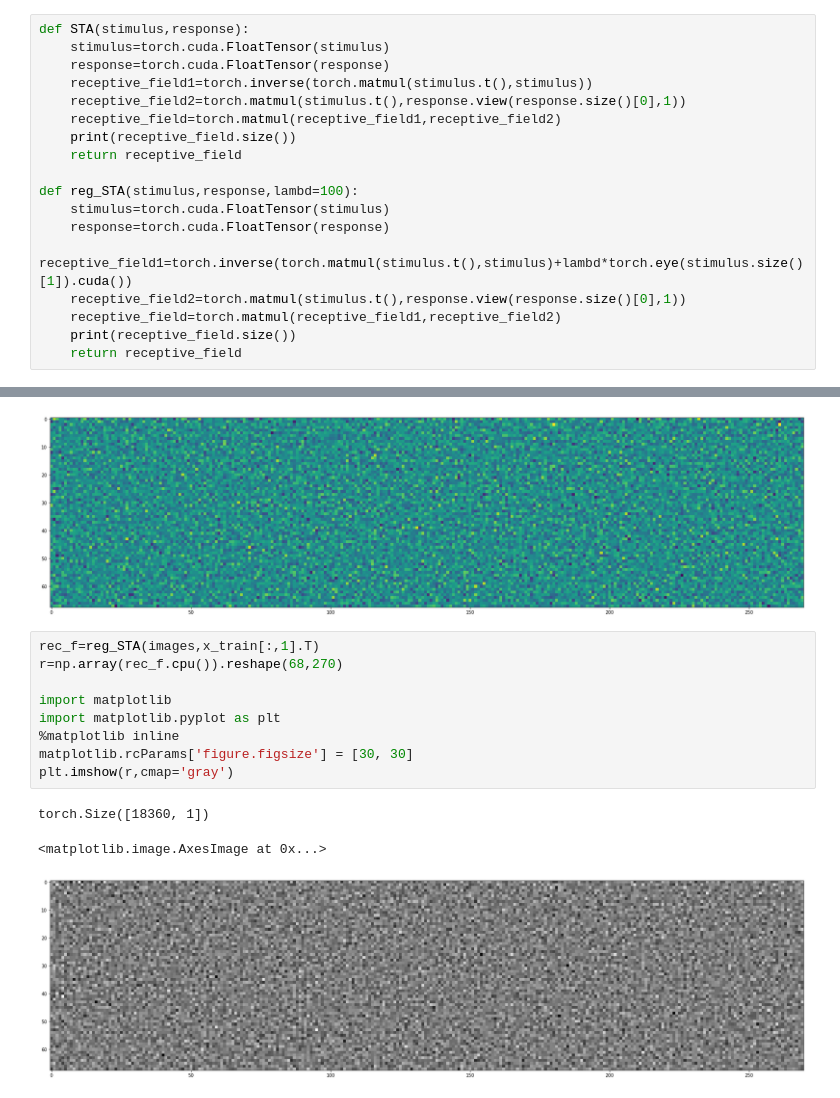
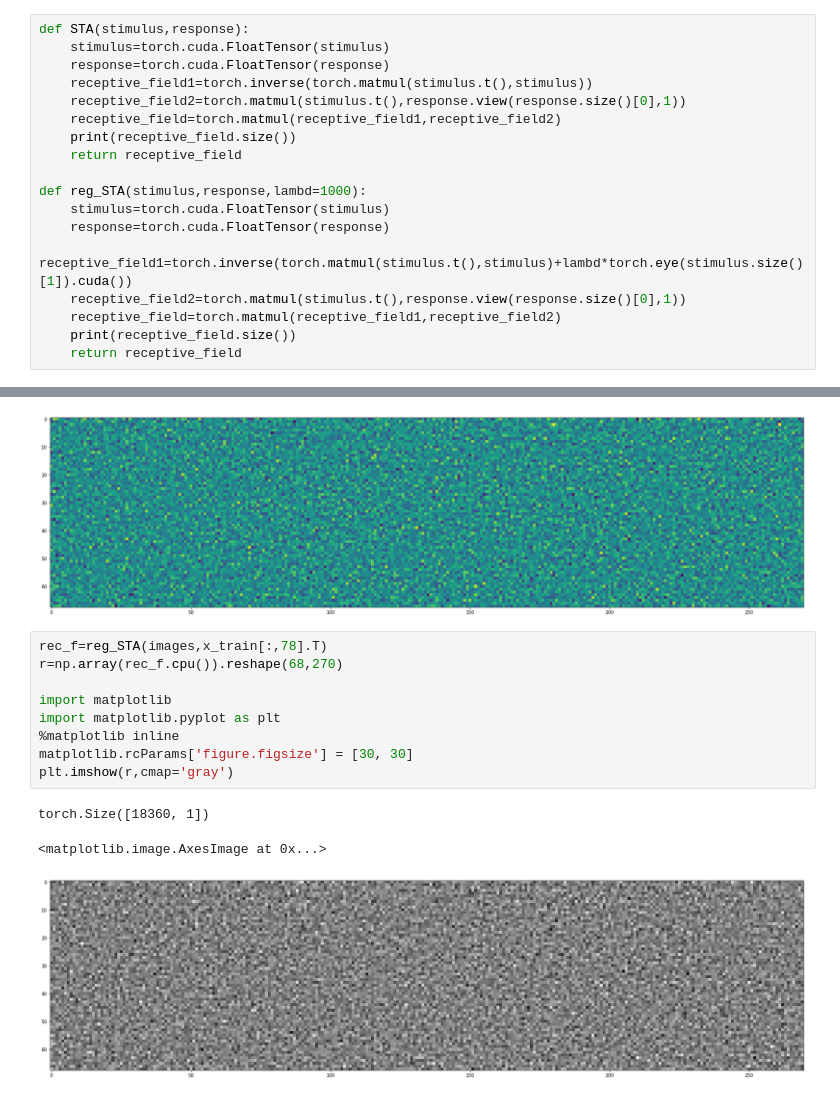
Before and after one commit to MouseLand/EnsemblePursuit, a Jupyter notebook: STA.ipynb, the cells around one changed output, grey strips where cells are left out. Saved outputs shown, nothing was run; the diff lists cells and outputs as text.

```diff
--- a/STA.ipynb
+++ b/STA.ipynb
@@ -16,7 +16,7 @@ def STA(stimulus,response):
     print(receptive_field.size())
     return receptive_field
 
-def reg_STA(stimulus,response,lambd=100):
+def reg_STA(stimulus,response,lambd=1000):
     stimulus=torch.cuda.FloatTensor(stimulus)
     response=torch.cuda.FloatTensor(response)
     receptive_field1=torch.inverse(torch.matmul(stimulus.t(),stimulus)+lambd*torch.eye(stimulus.size()[1]).cuda())
@@ -113,15 +124,15 @@ plt.imshow(r)
 <matplotlib.image.AxesImage at 0x...>
 [figure]
 # %%
-rec_f=reg_STA(images,x_train[:,1].T)
+rec_f=reg_STA(images,x_train[:,78].T)
 r=np.array(rec_f.cpu()).reshape(68,270)
 
 import matplotlib
 import matplotlib.pyplot as plt
 %matplotlib inline
 matplotlib.rcParams['figure.figsize'] = [30, 30]
 plt.imshow(r,cmap='gray')
 # %% [output]
 torch.Size([18360, 1])
 <matplotlib.image.AxesImage at 0x...>
-[figure, old version]
+[figure, new version]
```
Also changed, not shown: parts of 6 cells of this notebook, 1 other file.
